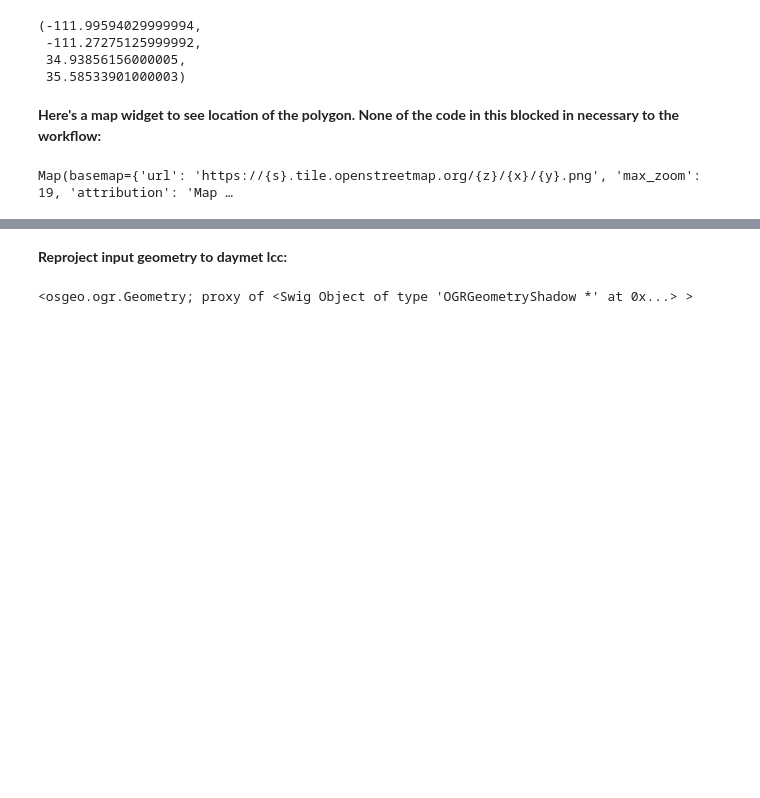
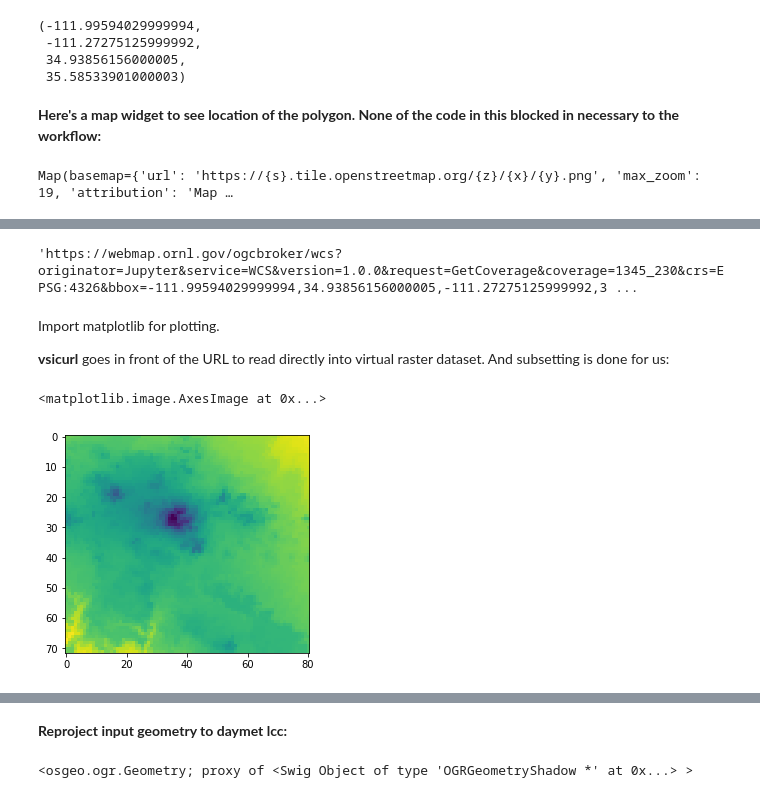
Before and after one commit to jjmcnelis/ogc-polygon-subset, a Jupyter notebook: ogc-poly-subset.ipynb, the cells around one changed output, grey strips where cells are left out. Drawn from its saved outputs; the diff is of its cells as text; code cells hidden in the pictures; blank space fills up the shorter version.

```diff
--- a/ogc-poly-subset.ipynb
+++ b/ogc-poly-subset.ipynb
@@ -55,0 +58,4 @@ Map(basemap={'url': 'https://{s}.tile.openstreetmap.org/{z}/{x}/{y}.png', 'max_z
+# %%
+crs = "EPSG:4326"    # maybe force output SRS to match input polygon; more details below
+xres = 0.008983112
+yres = 0.008983112
@@ -55,0 +75,39 @@ Map(basemap={'url': 'https://{s}.tile.openstreetmap.org/{z}/{x}/{y}.png', 'max_z
+# %%
+wcsurl = ("https://webmap.ornl.gov/ogcbroker/wcs?"
+          "originator=Jupyter&"
+          "service=WCS&"
+          "version=1.0.0&"
+          "request=GetCoverage&"
+          "coverage=1345_230&"
+          "crs={crs}&"
+          "bbox={xmin},{ymin},{xmax},{ymax}&"
+          "resx={xres}&"
+          "resy={yres}&"
+          "format=GeoTIFF_FLOAT32&"
+          "time=1980-01&"
+          "bands=1&"
+          "interpolation=NEAREST")
+
+wcsurl = wcsurl.format(
+    xmin=ext[0],
+    ymin=ext[2],
+    xmax=ext[1],
+    ymax=ext[3],
+    xres=xres,
+    yres=yres,
+    crs=crs)
+
+wcsurl
+# %% [output]
+'https://webmap.ornl.gov/ogcbroker/wcs?originator=Jupyter&service=WCS&version=1.0.0&request=GetCoverage&coverage=1345_230&crs=EPSG:4326&bbox=-111.99594029999994,34.93856156000005,-111.27275125999992,3 ...
+# %% [markdown]
+Import matplotlib for plotting.
+
+**vsicurl** goes in front of the URL to read directly into virtual raster dataset. And subsetting is done for us:
+# %%
+tif = gdal.Open("/vsicurl/"+wcsurl)              # grab GeoTIFF subset from SDAT
+
+plt.imshow(tif.GetRasterBand(1).ReadAsArray())   # plot the band 1 array
+# %% [output]
+<matplotlib.image.AxesImage at 0x...>
+[figure, added]
```
Also changed, not shown: parts of 22 cells of this notebook, 1 other file.
